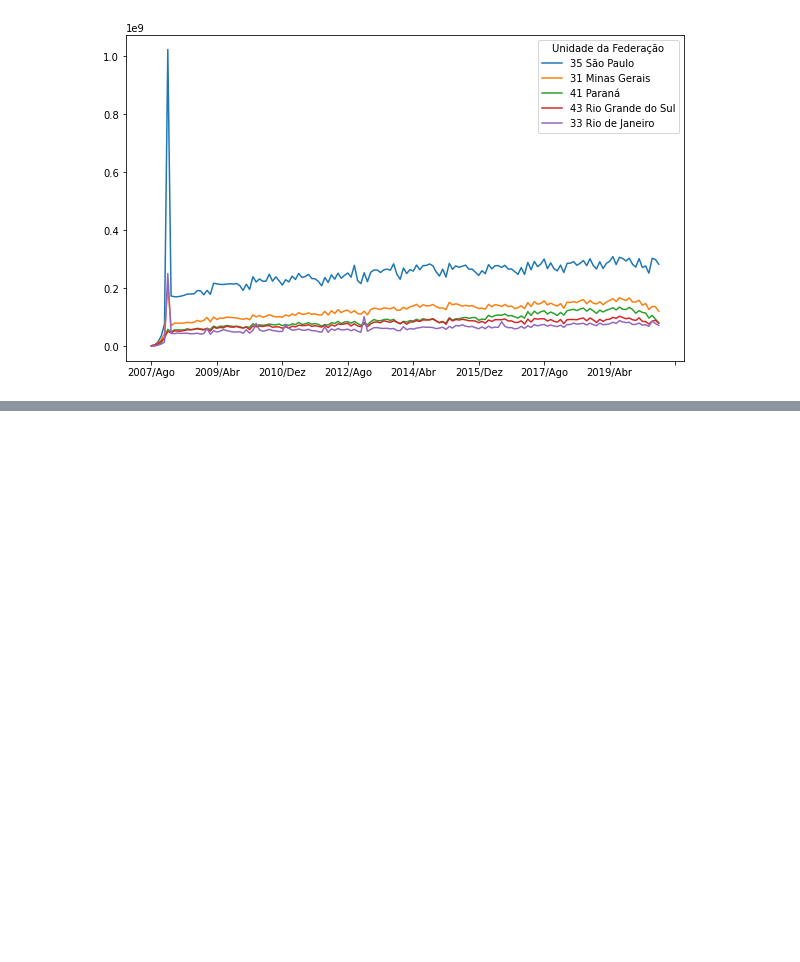
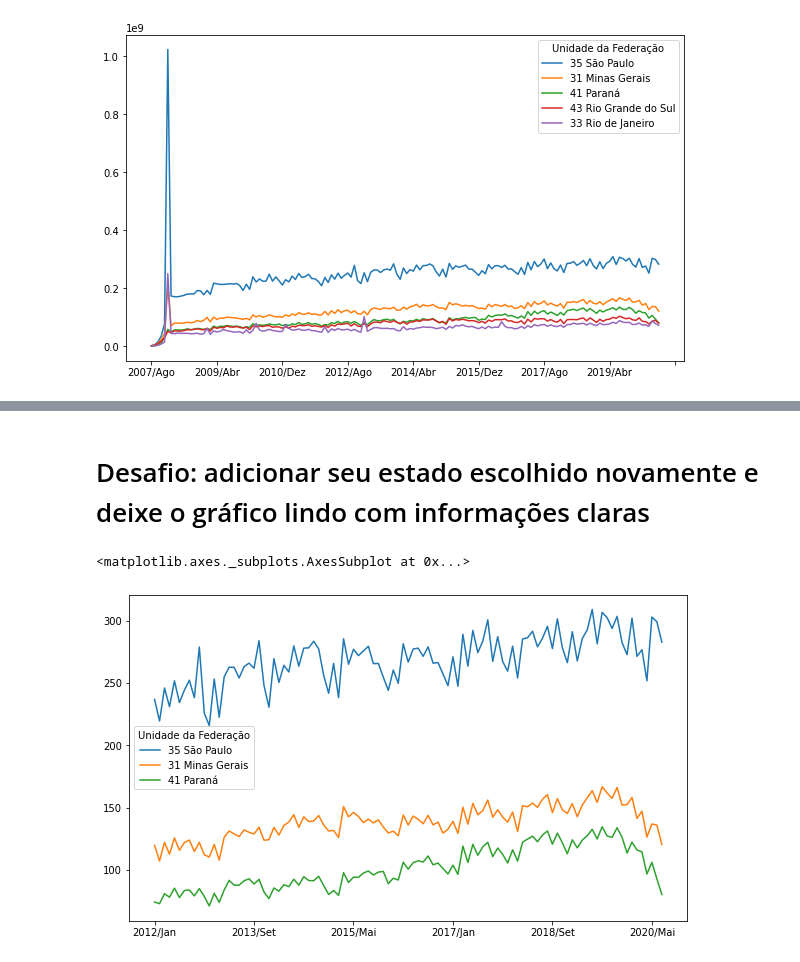
Before and after one commit to cajjunior/bootcamp_dataScience_alura, a Jupyter notebook: Bootcamp_Datascience.ipynb, the cells around one changed output, grey strips where cells are left out. Saved outputs shown, nothing was run; the diff lists cells and outputs as text; code cells hidden in the pictures; blank space fills up the shorter version.

```diff
--- a/Bootcamp_Datascience.ipynb
+++ b/Bootcamp_Datascience.ipynb
@@ -461,0 +456,8 @@ ordenado_por_total.head(5).T.plot(figsize=(10,6))
+# %% [markdown]
+# Desafio: adicionar seu estado escolhido novamente e deixe o gráfico lindo com informações claras
+# %%
+ordenado_por_total = ordenado_por_total / 1000000
+ordenado_por_total[ordenado_por_total.columns[47:150]].head(3).T.plot(figsize=(10,6))
+# %% [output]
+<matplotlib.axes._subplots.AxesSubplot at 0x...>
+[figure, added]
```
Also changed, not shown: parts of 16 cells of this notebook.
